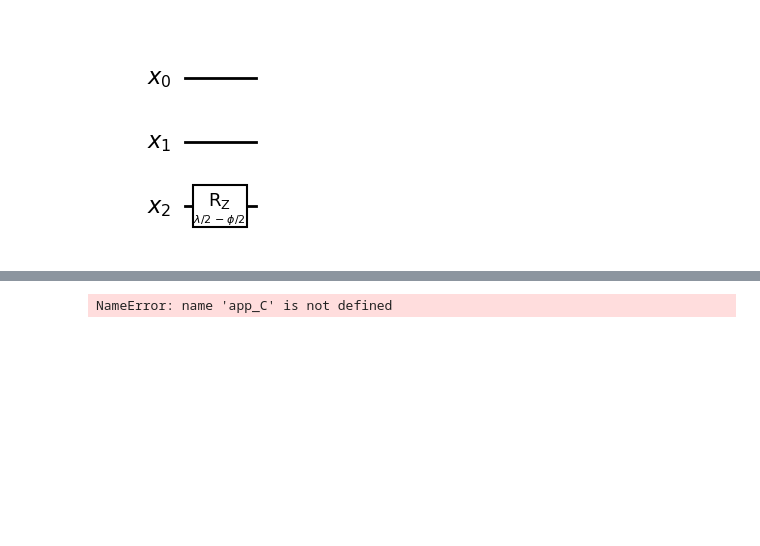
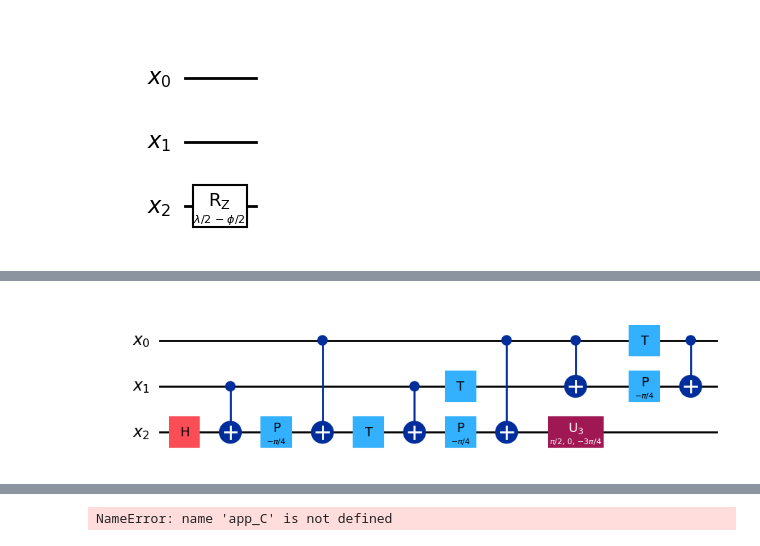
Before and after one commit to lara-ismert/mini-projects_qc-bootcamp-2025, a Jupyter notebook: Ismert--Multi-controlled-U-Gate.ipynb, the cells around one changed output, grey strips where cells are left out. Cells and saved outputs as stored; diff of their text form; code cells hidden in the pictures; blank space fills up the shorter version.

```diff
--- a/Ismert--Multi-controlled-U-Gate.ipynb
+++ b/Ismert--Multi-controlled-U-Gate.ipynb
@@ -113,0 +221,11 @@ decomposed_CU.draw(output="mpl")
+# %%
+#Decomposition of ccx
+
+qr = QuantumRegister(3,'x')
+qc = QuantumCircuit(qr)
+
+qc.ccx(0,1,2)
+decomposed_ccx = transpile(qc, basis_gates=['ry','p','t','s','h','u3','cx'])
+decomposed_ccx.draw(output="mpl")
+# %% [output]
+[figure, added]
```
Also changed, not shown: parts of 18 cells of this notebook.
